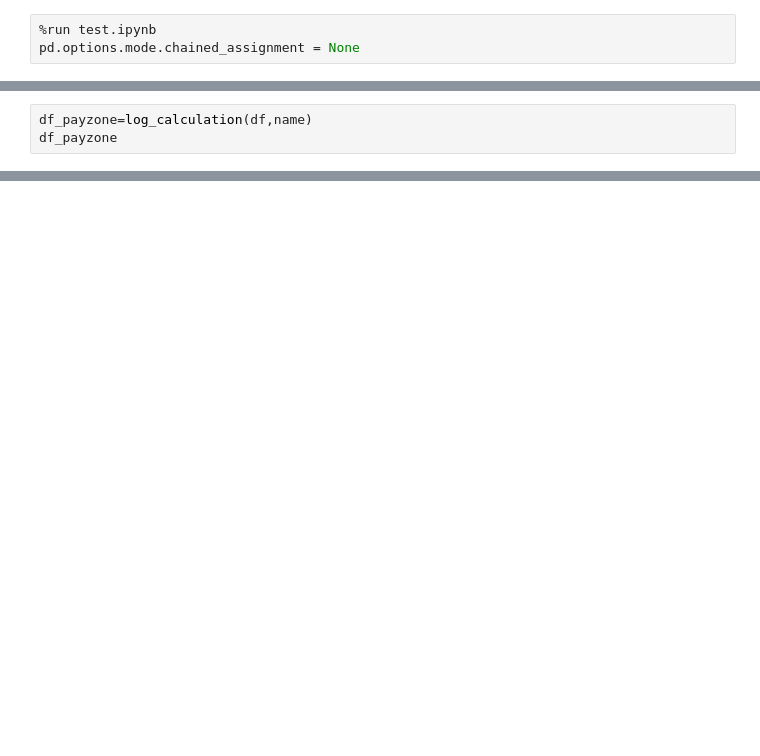
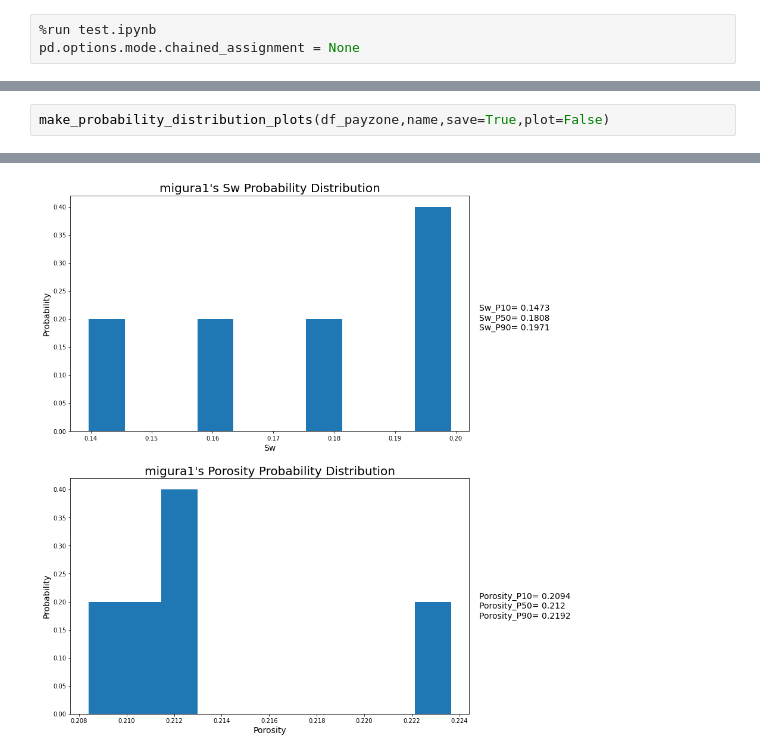
Before and after one commit to zzk413/PGE_Senior_Design_2021_Fall, a Jupyter notebook: Log_interpretation.ipynb, the cells around one changed output, grey strips where cells are left out. Drawn from its saved outputs; the diff is of its cells as text; blank space fills up the shorter version.

Commit message:
probability distribution added

```diff
--- a/Log_interpretation.ipynb
+++ b/Log_interpretation.ipynb
@@ -57,4 +46,3 @@ lookup_table[lookup_table.name==name]
 # %%
-df_payzone=log_calculation(df,name)
-df_payzone
+make_probability_distribution_plots(df_payzone,name,save=True,plot=False)
 # %% [output]
@@ -74,0 +49 @@ df_payzone
+[figure, added]
```
Also changed, not shown: parts of 8 cells of this notebook, 17 other files.
